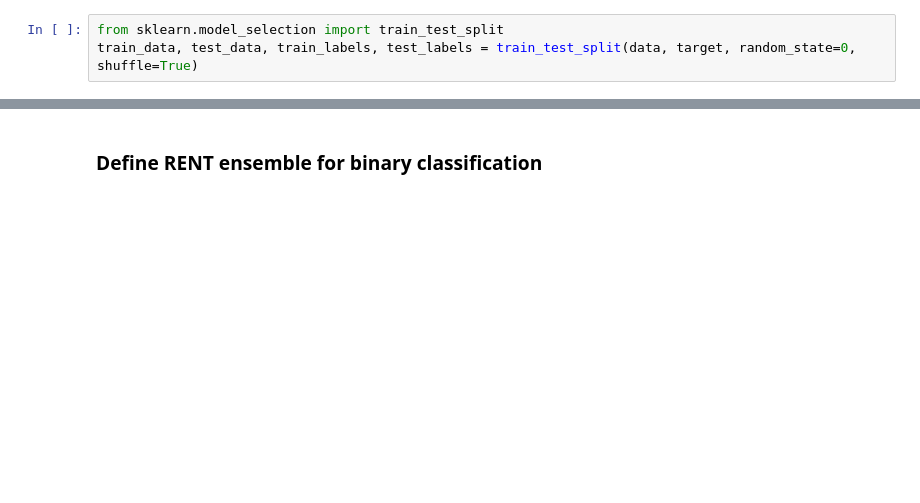
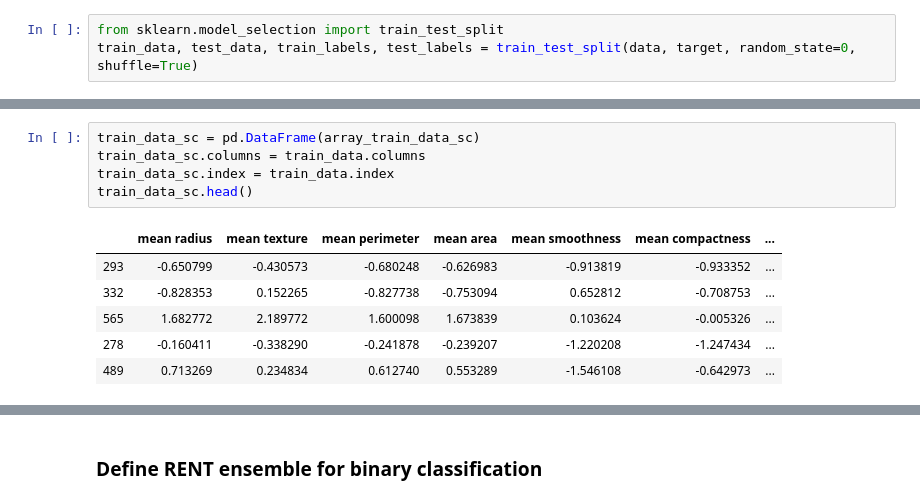
Before and after one commit to NMBU-Data-Science/RENT, a Jupyter notebook: src/RENT/Classification_example.ipynb, the cells around one changed output, grey strips where cells are left out. Saved outputs shown, nothing was run; the diff lists cells and outputs as text; blank space fills up the shorter version.

```diff
--- a/src/RENT/Classification_example.ipynb
+++ b/src/RENT/Classification_example.ipynb
@@ -54,0 +88,12 @@ train_data.head()
+# %%
+train_data_sc = pd.DataFrame(array_train_data_sc)
+train_data_sc.columns = train_data.columns
+train_data_sc.index = train_data.index
+train_data_sc.head()
+# %% [output]
+|  | mean radius | mean texture | mean perimeter | mean area | mean smoothness | mean compactness | ... |
+| 293 | -0.650799 | -0.430573 | -0.680248 | -0.626983 | -0.913819 | -0.933352 | ... |
+| 332 | -0.828353 | 0.152265 | -0.827738 | -0.753094 | 0.652812 | -0.708753 | ... |
+| 565 | 1.682772 | 2.189772 | 1.600098 | 1.673839 | 0.103624 | -0.005326 | ... |
+| 278 | -0.160411 | -0.338290 | -0.241878 | -0.239207 | -1.220208 | -1.247434 | ... |
+| 489 | 0.713269 | 0.234834 | 0.612740 | 0.553289 | -1.546108 | -0.642973 | ... |
```
Also changed, not shown: parts of 36 cells of this notebook.
